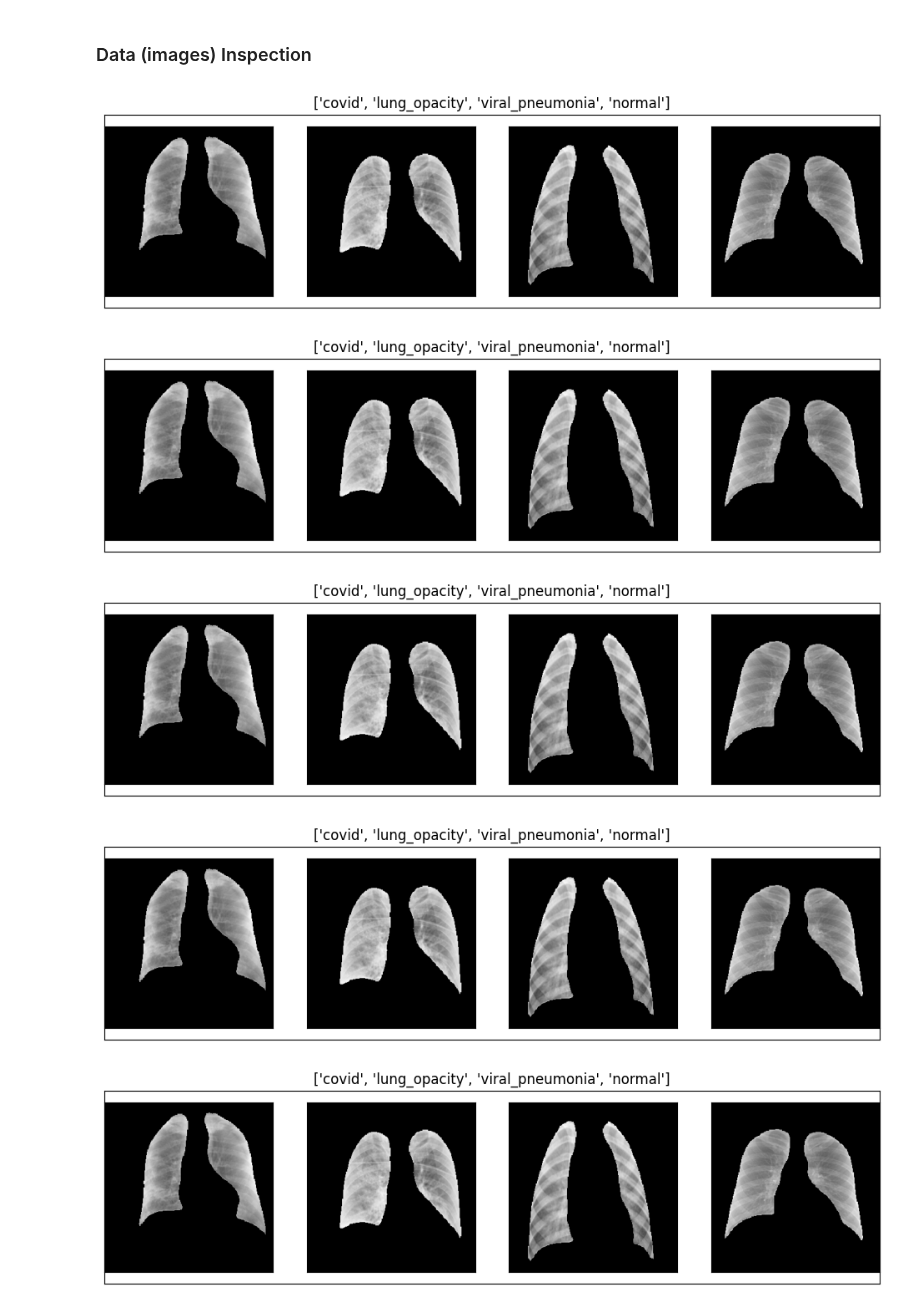
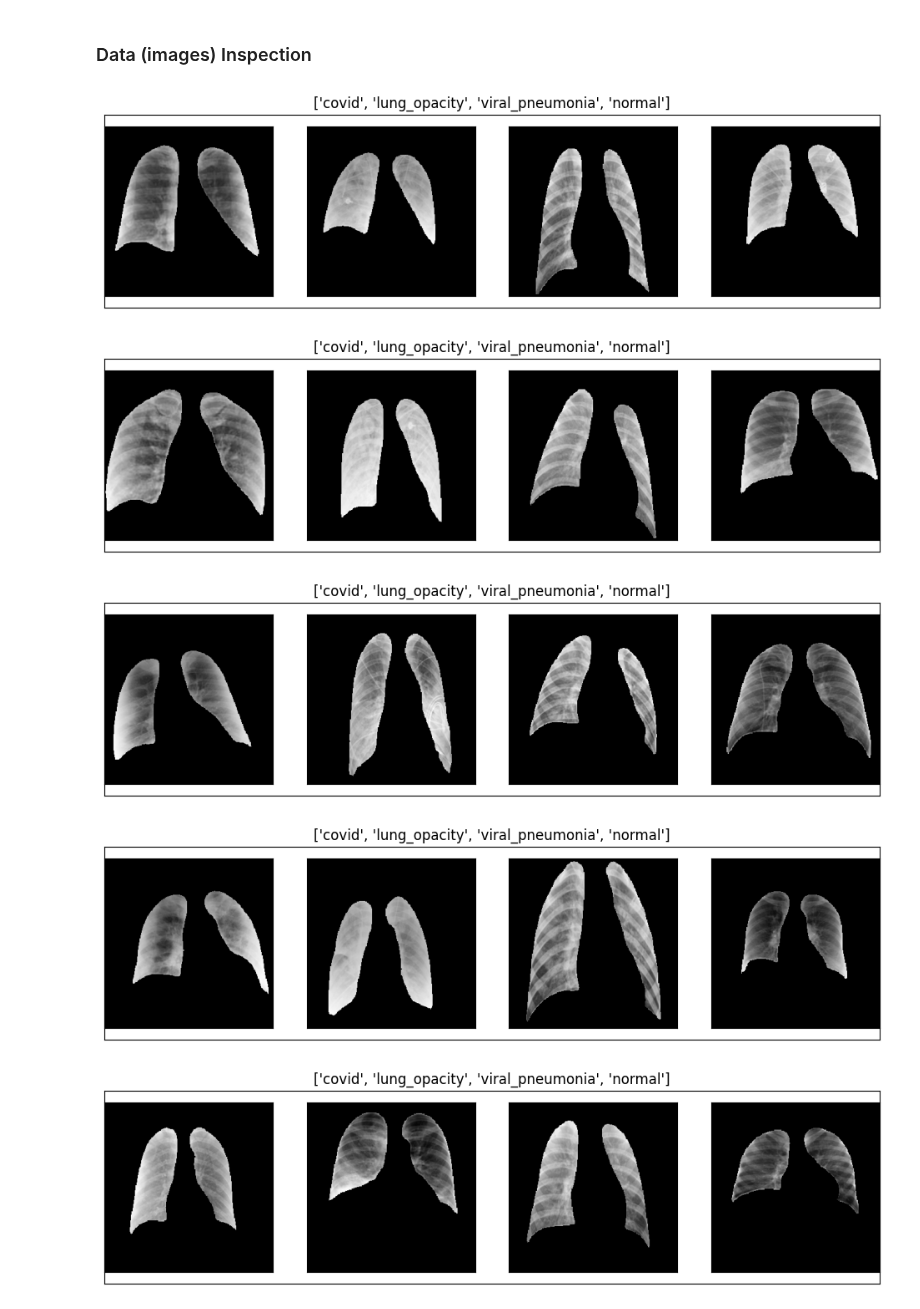
Before and after one commit to MarkusFuchs68/Covid-19_detection, a Jupyter notebook: notebooks/1 - masking.ipynb, the cells around one changed output. Drawn from its saved outputs; the diff is of its cells as text; code cells hidden in the pictures.

```diff
--- a/notebooks/1 - masking.ipynb
+++ b/notebooks/1 - masking.ipynb
@@ -193,36 +193,36 @@ masked_images_files_dict = {}
 for image_class in image_classes:
     masked_images_files_dict[image_class] = np.sort(os.listdir(dataset_folder + '/' + image_class))
 
 # Randomly show 10 images each from each category of the generated masked images side by side
 nr_random = 10
 random_files_dict = {}
 for image_class in image_classes:
     # Selecting a choice of random file names
     random_files_dict[image_class] = np.random.choice(masked_images_files_dict[image_class], nr_random)
 
 for i in range(nr_random):
 
     # We plot all 4 categories side by side for visual inspection
     plt.figure(figsize=(12,3))
     plt.title(str(image_classes[:]))
     plt.xticks([])
     plt.yticks([])
 
     for index, (image_class, file_names) in enumerate(random_files_dict.items()):
 
         # Read in the masked image
-        image_pathname = dataset_folder + '/' + image_class + '/' + file_names[index]
+        image_pathname = dataset_folder + '/' + image_class + '/' + file_names[i]
         image = cv2.imread(image_pathname, cv2.IMREAD_GRAYSCALE)
 
         plt.subplot(1,4,index+1)
         plt.imshow(image, cmap='gray')
         plt.xticks([])
         plt.yticks([])
 
     plt.show()
 # %% [output]
-[figure, old version]
+[figure, new version]
-[figure, old version]
+[figure, new version]
-[figure, old version]
+[figure, new version]
-[figure, old version]
+[figure, new version]
-[figure, old version]
+[figure, new version]
```
Also changed, not shown: parts of 1 cell of this notebook.
